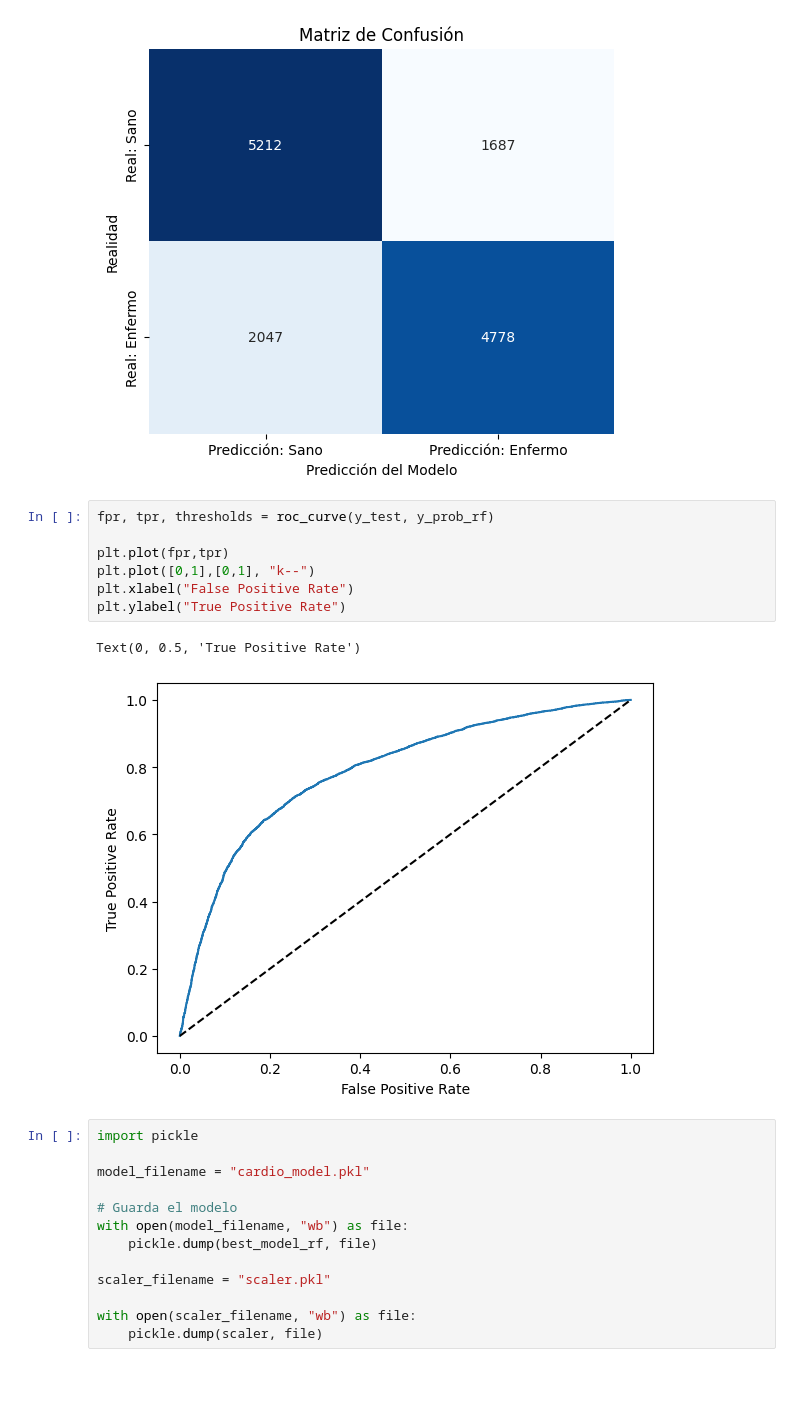
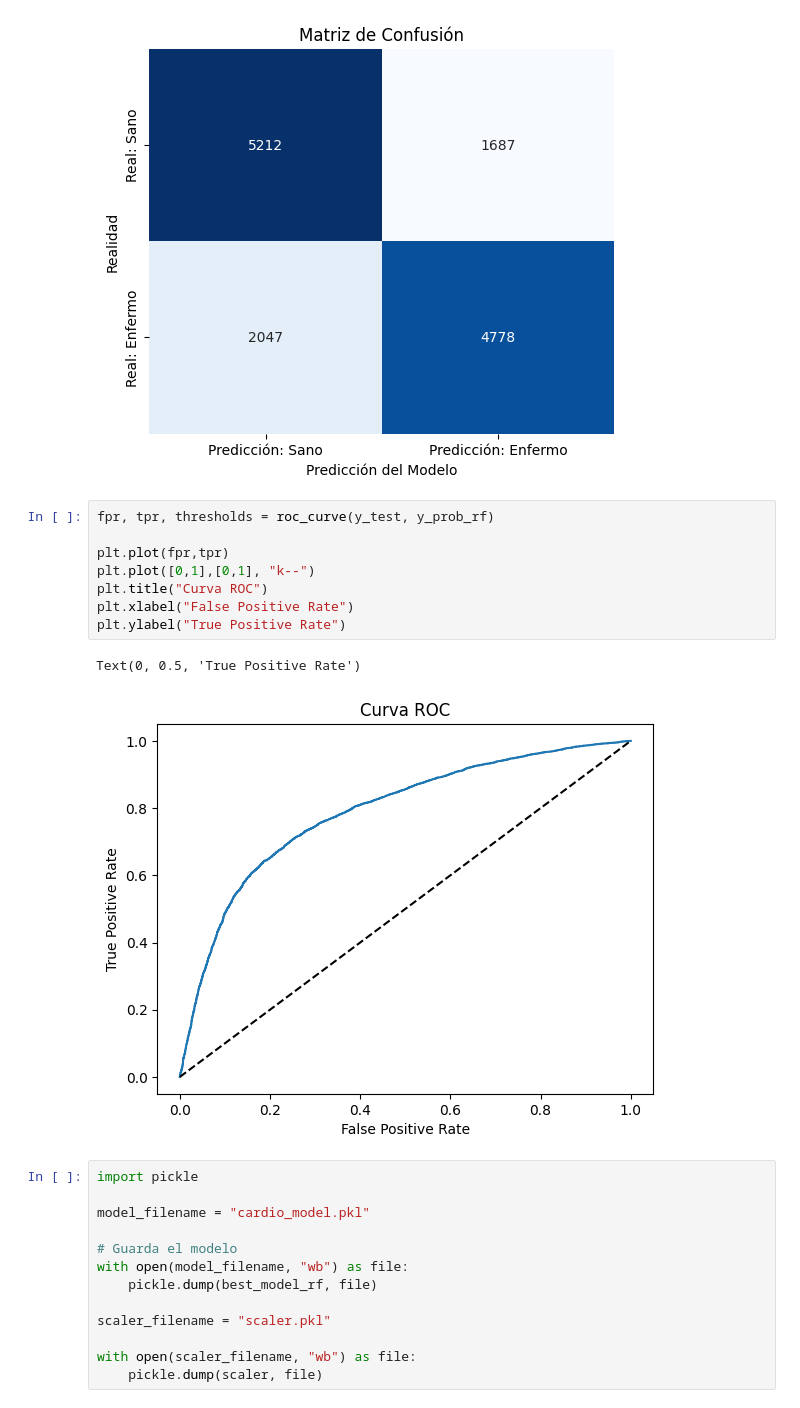
Before and after one commit to Porpi01/cardioML, a Jupyter notebook: cardio.ipynb, the cells around one changed output. Saved outputs shown, nothing was run; the diff lists cells and outputs as text; blank space fills up the shorter version.

```diff
--- a/cardio.ipynb
+++ b/cardio.ipynb
@@ -446,13 +458,14 @@ Text(45.72222222222221, 0.5, 'Realidad')
 # %%
 fpr, tpr, thresholds = roc_curve(y_test, y_prob_rf)
 
 plt.plot(fpr,tpr)
 plt.plot([0,1],[0,1], "k--")
+plt.title("Curva ROC")
 plt.xlabel("False Positive Rate")
 plt.ylabel("True Positive Rate")
 # %% [output]
 Text(0, 0.5, 'True Positive Rate')
-[figure, old version]
+[figure, new version]
 # %%
 import pickle
 
```
Also changed, not shown: parts of 1 cell of this notebook, 1 other file.
